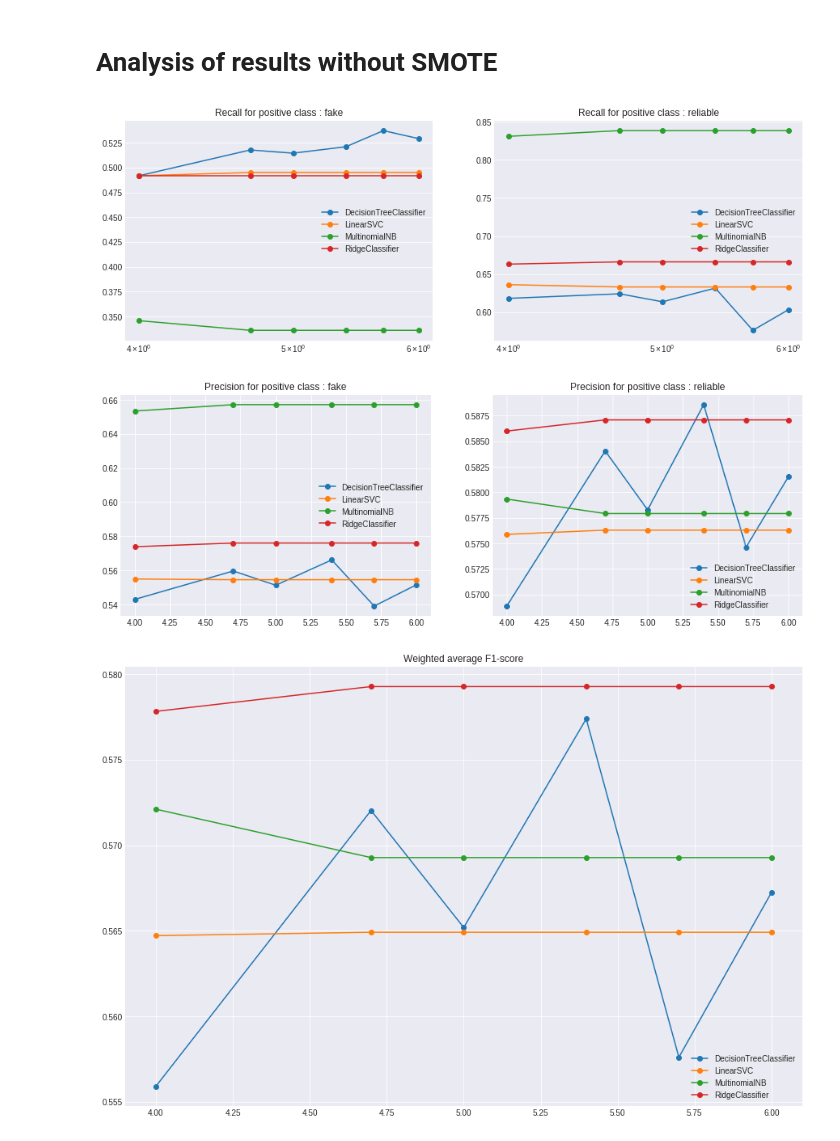
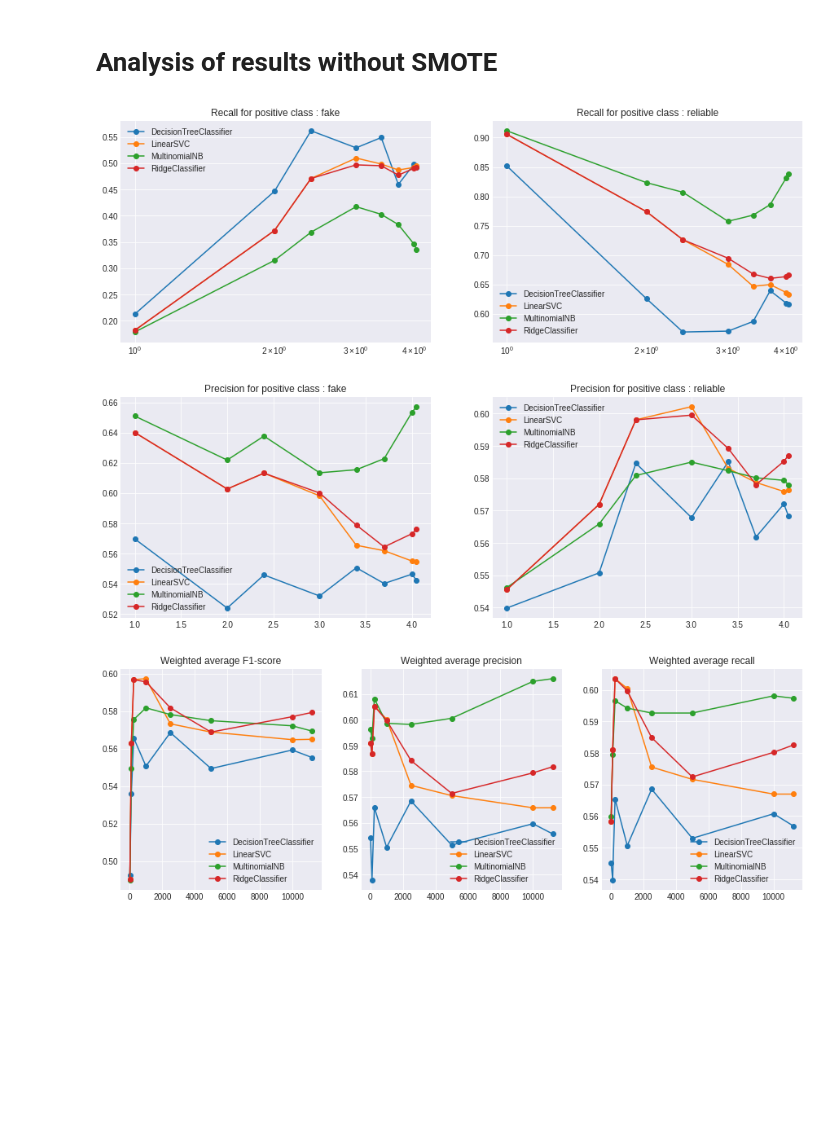
Before and after one commit to SimonKenoby/Master-Thesis-Fake-News-Dectection, a Jupyter notebook: Code/Analysis/analysis1-liar.ipynb, the cells around one changed output. Saved outputs shown, nothing was run; the diff lists cells and outputs as text; code cells hidden in the pictures; blank space fills up the shorter version.

```diff
--- a/Code/Analysis/analysis1-liar.ipynb
+++ b/Code/Analysis/analysis1-liar.ipynb
@@ -16,7 +16,7 @@ collection = db.results
 # Analysis of results without SMOTE
 # %%
 results = pd.DataFrame(columns = ['model', 'type', 'recall', 'precision', 'max_features', 'f1'])
-for result in collection.find({'experiment_id' : 11}, {'report' : 1, '_id' : 0, 'max_features' : 1, 'smote' : 1, 'downsampling' : 1}):
+for result in collection.find({'experiment_id' : 12}, {'report' : 1, '_id' : 0, 'max_features' : 1, 'smote' : 1, 'downsampling' : 1}):
     for model in result['report']:
         results = results.append({'model' : model['model'], 'type' : 'fake', 'recall' : model['classification_report']['fake']['recall'], 'precision' : model['classification_report']['fake']['precision'], 'max_features' : result['max_features'], 'f1' : model['classification_report']['weighted avg']['f1-score']}, ignore_index=True)
         results = results.append({'model' : model['model'], 'type' : 'reliable', 'recall' : model['classification_report']['reliable']['recall'], 'precision' : model['classification_report']['reliable']['precision'], 'max_features' : result['max_features'], 'f1' : model['classification_report']['weighted avg']['f1-score']}, ignore_index=True)
@@ -39,7 +39,7 @@ for key, grp in results[results['type'] == 'reliable'].groupby(['model']):
     axes[1].legend()
 plt.savefig('output/liar-liar_recall_ML.pdf')
 # %% [output]
-[figure, old version]
+[figure, new version]
 # %%
 fig, axes = plt.subplots(nrows = 1, ncols = 2, figsize=(15,5))
 for key, grp in results[results['type'] == 'fake'].groupby(['model']):
@@ -55,4 +55,9 @@ for key, grp in results[results['type'] == 'reliable'].groupby(['model']):
     axes[1].legend()
 plt.savefig('output/liar-liar_precision_ML.pdf')
 # %% [output]
-[figure, old version]
+[figure, new version]
+# %%
+results = pd.DataFrame(columns = ['model', 'max_features','recall', 'precision', 'f1'])
+for result in collection.find({'experiment_id' : 12}, {'report' : 1, '_id' : 0, 'max_features' : 1, 'smote' : 1, 'downsampling' : 1}):
+    for model in result['report']:
+        results = results.append({'model' : model['model'], 'recall' : model['classification_report']['weighted avg']['recall'], 'precision' : model['classification_report']['weighted avg']['precision'], 'max_features' : result['max_features'], 'f1' : model['classification_report']['weighted avg']['f1-score']}, ignore_index=True)
@@ -59,10 +68,18 @@ plt.savefig('output/liar-liar_precision_ML.pdf')
 # %%
-fig, axes = plt.subplots(nrows = 1, ncols = 1, figsize=(15,10))
-for key, grp in results[results['type'] == 'fake'].groupby(['model']):
-    axes.plot(grp['max_features'], grp['f1'], label=key, marker='o')
-    axes.set_title('Weighted average F1-score')
+fig, axes = plt.subplots(nrows = 1, ncols = 3, figsize=(15,5))
+for key, grp in results.groupby(['model']):
+    axes[0].plot(grp['max_features'], grp['f1'], label=key, marker='o')
+    axes[0].set_title('Weighted average F1-score')
     #axes[0].xscale('log')
-    axes.legend()
+    axes[0].legend()
+    axes[1].plot(grp['max_features'], grp['precision'], label=key, marker='o')
+    axes[1].set_title('Weighted average precision')
+    #axes[0].xscale('log')
+    axes[1].legend()
+    axes[2].plot(grp['max_features'], grp['recall'], label=key, marker='o')
+    axes[2].set_title('Weighted average recall')
+    #axes[0].xscale('log')
+    axes[2].legend()
 plt.savefig('output/liar-liar_f1_ML.pdf')
 # %% [output]
-[figure, old version]
+[figure, new version]
```
Also changed, not shown: parts of 1 cell of this notebook, 15 other files.
